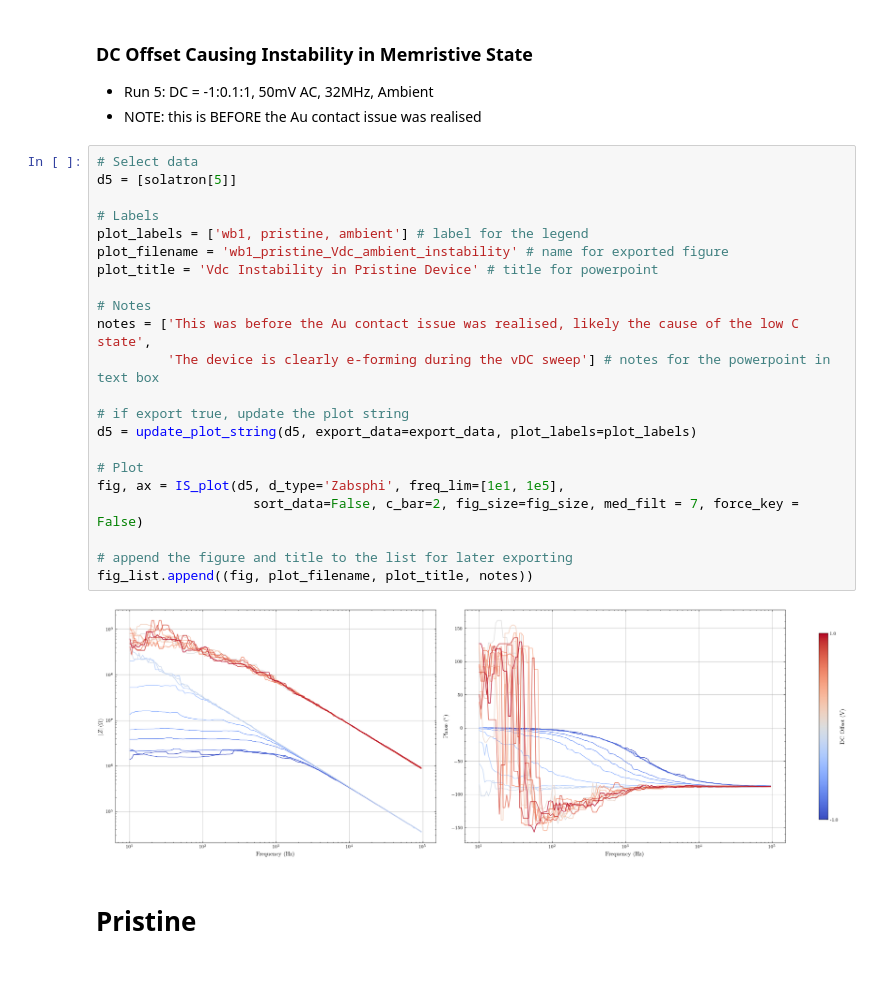
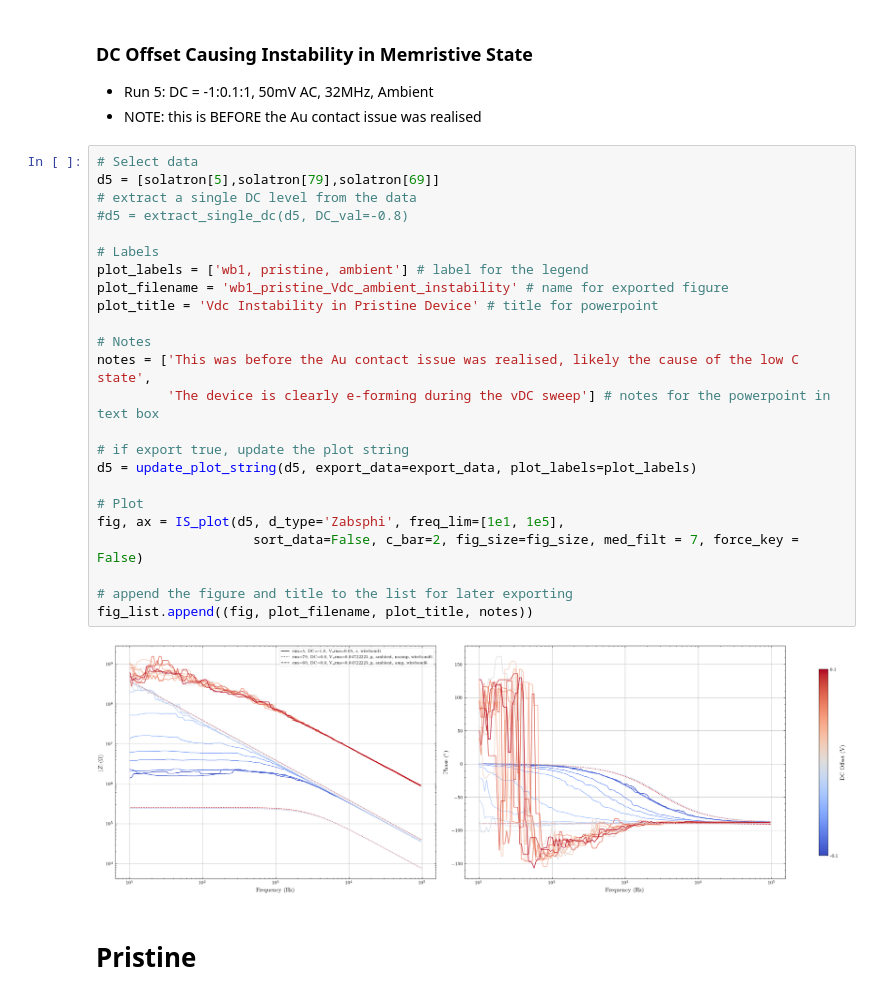
Before and after one commit to hc3413/IS_Analysis, a Jupyter notebook: IS_Analysis_solatron.ipynb, the cells around one changed output. Saved outputs shown, nothing was run; the diff lists cells and outputs as text.

```diff
--- a/IS_Analysis_solatron.ipynb
+++ b/IS_Analysis_solatron.ipynb
@@ -58,28 +58,30 @@ solatron = run_to_dict(all_data_solatron)
 - NOTE: this is BEFORE the Au contact issue was realised
 # %%
 # Select data
-d5 = [solatron[5]]
+d5 = [solatron[5],solatron[79],solatron[69]]
+# extract a single DC level from the data
+#d5 = extract_single_dc(d5, DC_val=-0.8)
 
 # Labels
 plot_labels = ['wb1, pristine, ambient'] # label for the legend
 plot_filename = 'wb1_pristine_Vdc_ambient_instability' # name for exported figure
 plot_title = 'Vdc Instability in Pristine Device' # title for powerpoint
 
 # Notes
 notes = ['This was before the Au contact issue was realised, likely the cause of the low C state',
          'The device is clearly e-forming during the vDC sweep'] # notes for the powerpoint in text box
 
 # if export true, update the plot string
 d5 = update_plot_string(d5, export_data=export_data, plot_labels=plot_labels)
 
 # Plot
 fig, ax = IS_plot(d5, d_type='Zabsphi', freq_lim=[1e1, 1e5],
                     sort_data=False, c_bar=2, fig_size=fig_size, med_filt = 7, force_key = False)
 
 # append the figure and title to the list for later exporting
 fig_list.append((fig, plot_filename, plot_title, notes))
 # %% [output]
-[figure, old version]
+[figure, new version]
 # %% [markdown]
 # Pristine
 # %% [markdown]
```
Also changed, not shown: parts of 5 cells of this notebook, 3 other files.
